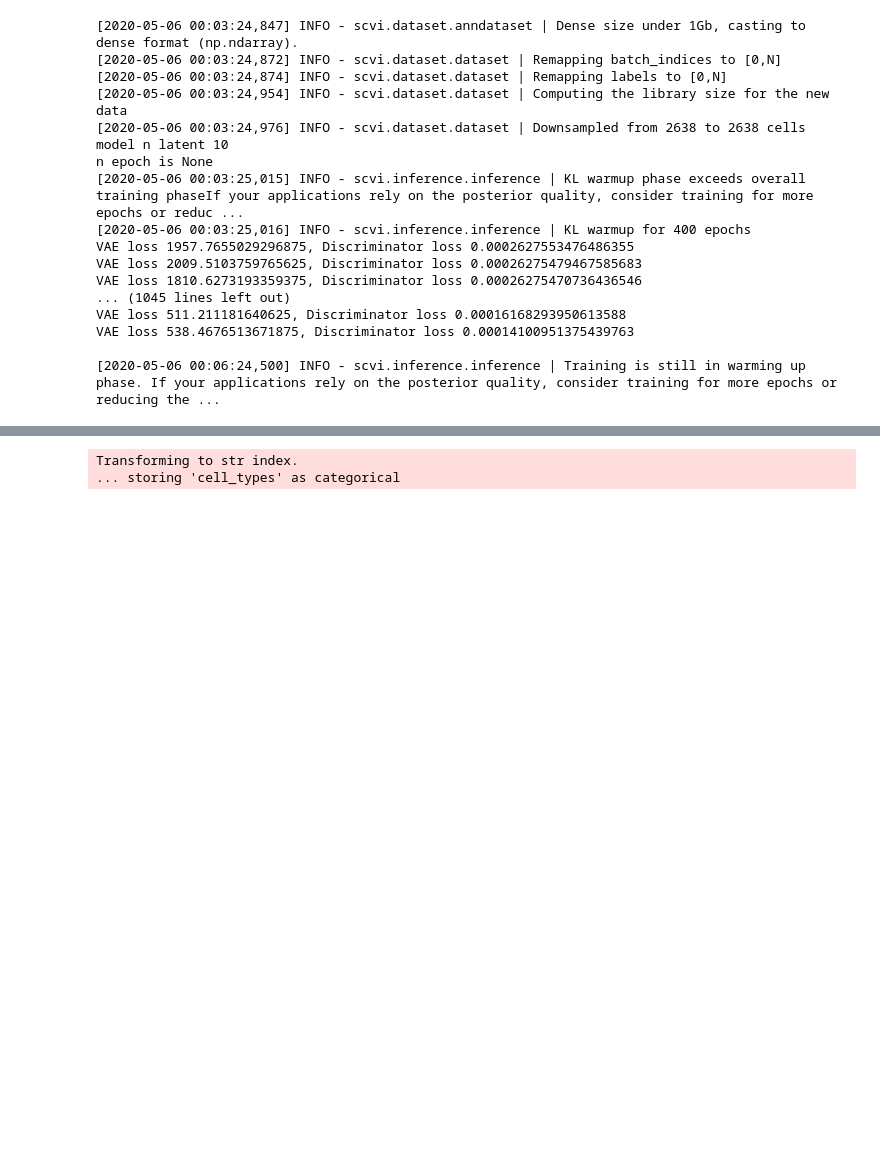
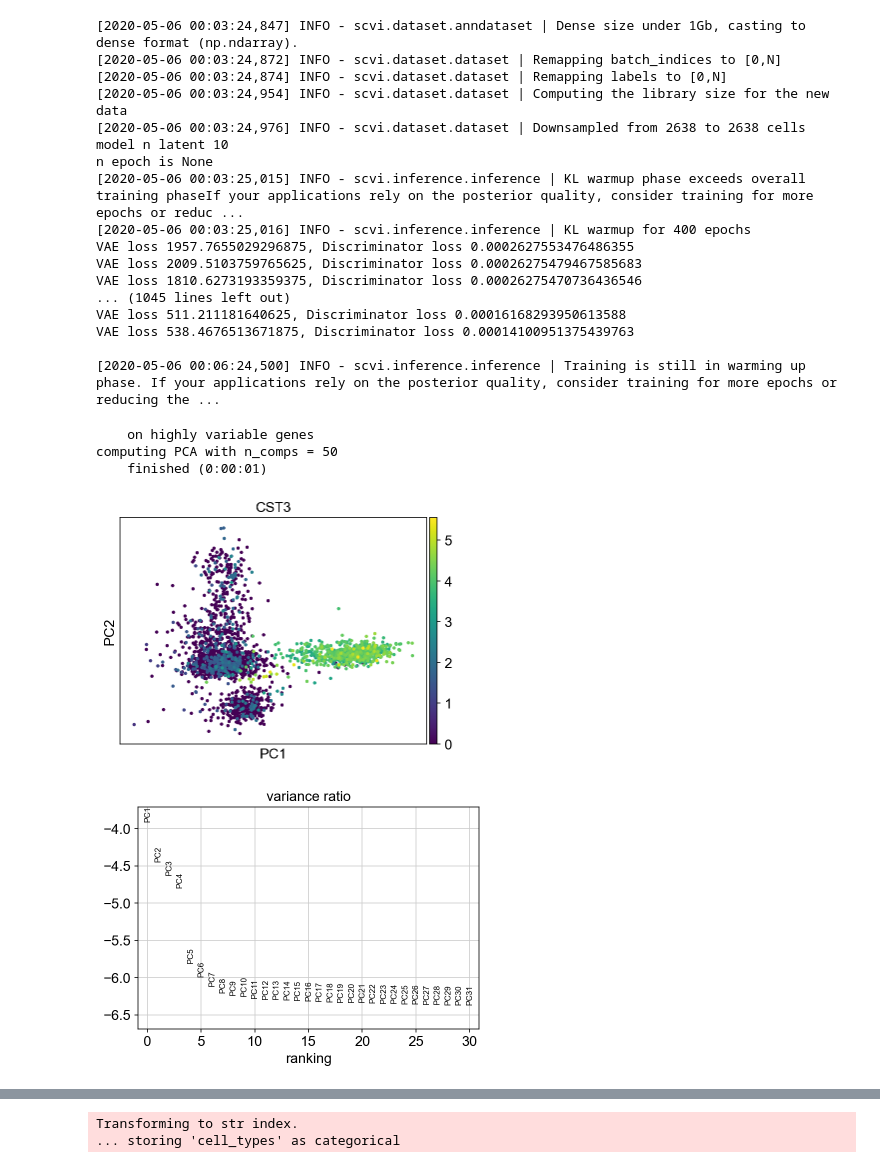
Before and after one commit to HarryMao1011/SingleCellFactorVAE, a Jupyter notebook: traversingLatentSpace.ipynb, the cells around one changed output, grey strips where cells are left out. Saved outputs shown, nothing was run; the diff lists cells and outputs as text; code cells hidden in the pictures; blank space fills up the shorter version.

```diff
--- a/traversingLatentSpace.ipynb
+++ b/traversingLatentSpace.ipynb
@@ -175,3 +175,14 @@ VAE loss 511.211181640625, Discriminator loss 0.00016168293950613588
 VAE loss 538.4676513671875, Discriminator loss 0.00014100951375439763
 
 [2020-05-06 00:06:24,500] INFO - scvi.inference.inference | Training is still in warming up phase. If your applications rely on the posterior quality, consider training for more epochs or reducing the ...
+# %%
+## Clustering analysis
+sc.tl.pca(adata, svd_solver="arpack")
+sc.pl.pca(adata, color="CST3", show=show_plot)
+sc.pl.pca_variance_ratio(adata, log=True, show=show_plot)
+# %% [output]
+    on highly variable genes
+computing PCA with n_comps = 50
+    finished (0:00:01)
+[figure, added]
+[figure, added]
```
Also changed, not shown: parts of 13 cells of this notebook.
